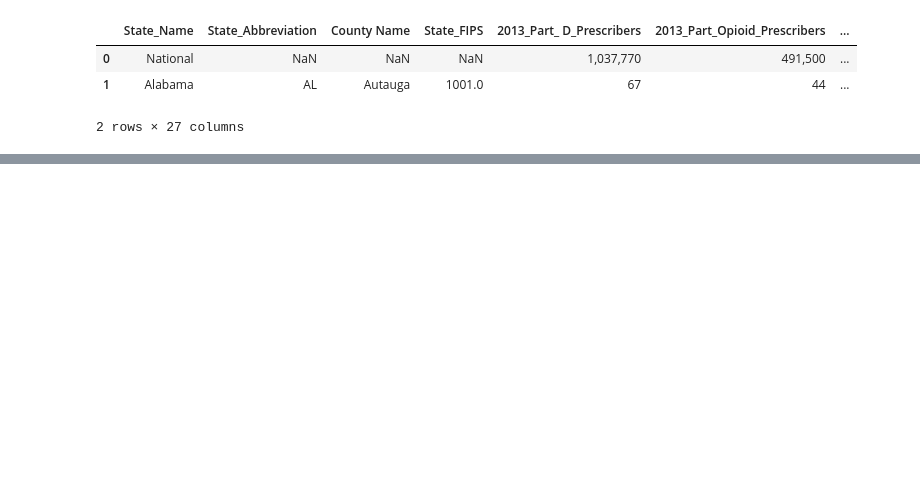
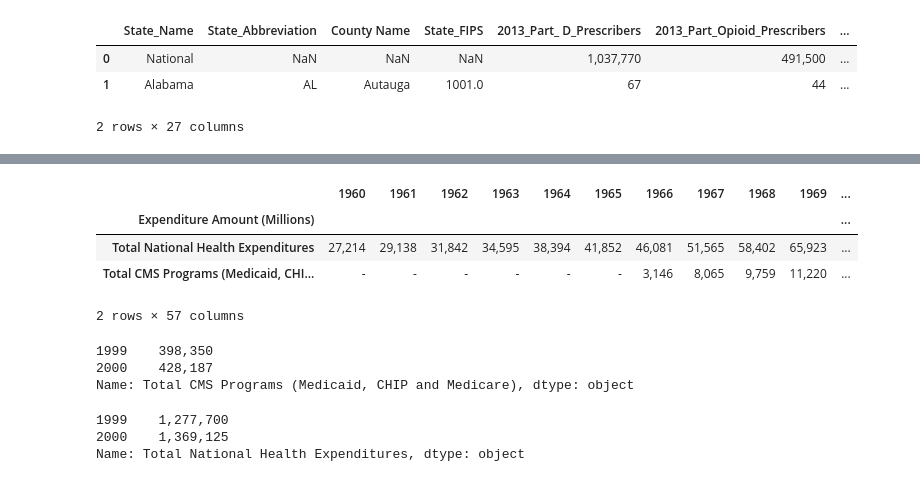
Before and after one commit to KirosG/Predicting-prescriber-induced-ovedoses, a Jupyter notebook: 1.1. Capestone Data setup_1.ipynb, the cells around one changed output, grey strips where cells are left out. Cells and saved outputs as stored; diff of their text form; code cells hidden in the pictures; blank space fills up the shorter version.

```diff
--- a/1.1. Capestone Data setup_1.ipynb
+++ b/1.1. Capestone Data setup_1.ipynb
@@ -42,21 +41,19 @@ print(os.listdir())
 # %%
-df1 = pd.read_csv('Medicare_Part_D_Opioid_Prescriber_Summary_File_2016.csv')
-df2 =pd.read_csv('Physician_Locator.csv')
-df2 =pd.read_csv('Prescriber_state.csv')
-df3 =pd.read_csv('Prescriber_county.csv')
-df4 =pd.read_csv('Prescriber_zip.csv')
-df5 =pd.read_csv('PropertycrimeState1999.csv')
-df6 =pd.read_csv('PropertyCrimeStates2014.csv')
-df7 =pd.read_csv('Physician_Locator.csv')
-df8 =pd.read_csv('KFFMentalHealthspendState.csv')
-df9 =pd.read_csv('pop-urban-pct-historical_cleaned_up.csv')
-df10 = pd.read_csv('rawdataKFFopioiddeath.csv', engine ="python")
-df11 = pd.read_csv('ViolentCrimeState1999.csv')
-df12 = pd.read_csv('ViolentCrimeState2014.csv')
-df13 = pd.read_csv('Wonder_Drug_Death_Data_1.csv')
-df14 = pd.read_csv('Wonder_Drug_Death_Data_2.csv')
-df15 = pd.read_csv('opioids.csv')
-df16 = pd.read_csv('overdoses.csv')
-df17 = pd.read_csv('prescriber-info.csv')
+df1 = pd.read_csv('./inputs/Medicare_Part_D_Opioid_Prescriber_Summary_File_2016.csv')
+df2 =pd.read_csv('./inputs/Physician_Locator.csv')
+df2 =pd.read_csv('./inputs/Prescriber_state.csv')
+df3 =pd.read_csv('./inputs/Prescriber_county.csv')
+df4 =pd.read_csv('./inputs/Prescriber_zip.csv')
+df5 =pd.read_csv('./inputs/KFFMentalHealthspendState.csv')
+df6 =pd.read_csv('./inputs/pop-urban-pct-historical_cleaned_up.csv')
+df7 = pd.read_csv('./inputs/rawdataKFFopioiddeath.csv', engine ="python")
+df8 = pd.read_csv('./inputs/Wonder_Drug_Death_Data_1.csv')
+df9 = pd.read_csv('./inputs/Wonder_Drug_Death_Data_2.csv')
+psr_df= pd.read_csv('./inputs/prescriber_state_rate.csv')
+pcr_df = pd.read_csv('./inputs/prescriber_county_rate.csv')
+pzr_df= pd.read_csv('./inputs/prescriber_zip_rate.csv')
+violentcrime =pd.read_csv('./inputs/violentcrime19992014.csv')
+propertycrime =pd.read_csv('./inputs/propertycrime19992014.csv')
+df10 = pd.read_csv('./inputs/NHE2016.csv',engine='python')
 # %% [markdown]
 # Checking Data Integrity
@@ -535,0 +710,16 @@ memory usage: 24.6+ KB
+# %%
+# extract Total NHE and Total CMS Program rows
+df10 = df10.loc[[0,35,36],]
+df10 = df10.set_index("Expenditure Amount (Millions)")
+
+# set to numeric for plotting purposes
+df10 = df10.apply(pd.to_numeric, errors='ignore')
+
+
+df10.head()[:2]
+# %% [output]
+|  | 1960 | 1961 | 1962 | 1963 | 1964 | 1965 | 1966 | 1967 | 1968 | 1969 | ... |
+| Expenditure Amount (Millions) |  |  |  |  |  |  |  |  |  |  | ... |
+| Total National Health Expenditures | 27,214 | 29,138 | 31,842 | 34,595 | 38,394 | 41,852 | 46,081 | 51,565 | 58,402 | 65,923 | ... |
+| Total CMS Programs (Medicaid, CHI... | - | - | - | - | - | - | 3,146 | 8,065 | 9,759 | 11,220 | ... |
+2 rows × 57 columns
@@ -535,0 +733,12 @@ memory usage: 24.6+ KB
+# %%
+cms_spending.head()[:2]
+# %% [output]
+1999    398,350
+2000    428,187
+Name: Total CMS Programs (Medicaid, CHIP and Medicare), dtype: object
+# %%
+nhe_spending.head()[:2]
+# %% [output]
+1999    1,277,700
+2000    1,369,125
+Name: Total National Health Expenditures, dtype: object
```
Also changed, not shown: parts of 90 cells of this notebook, 7 other files.
